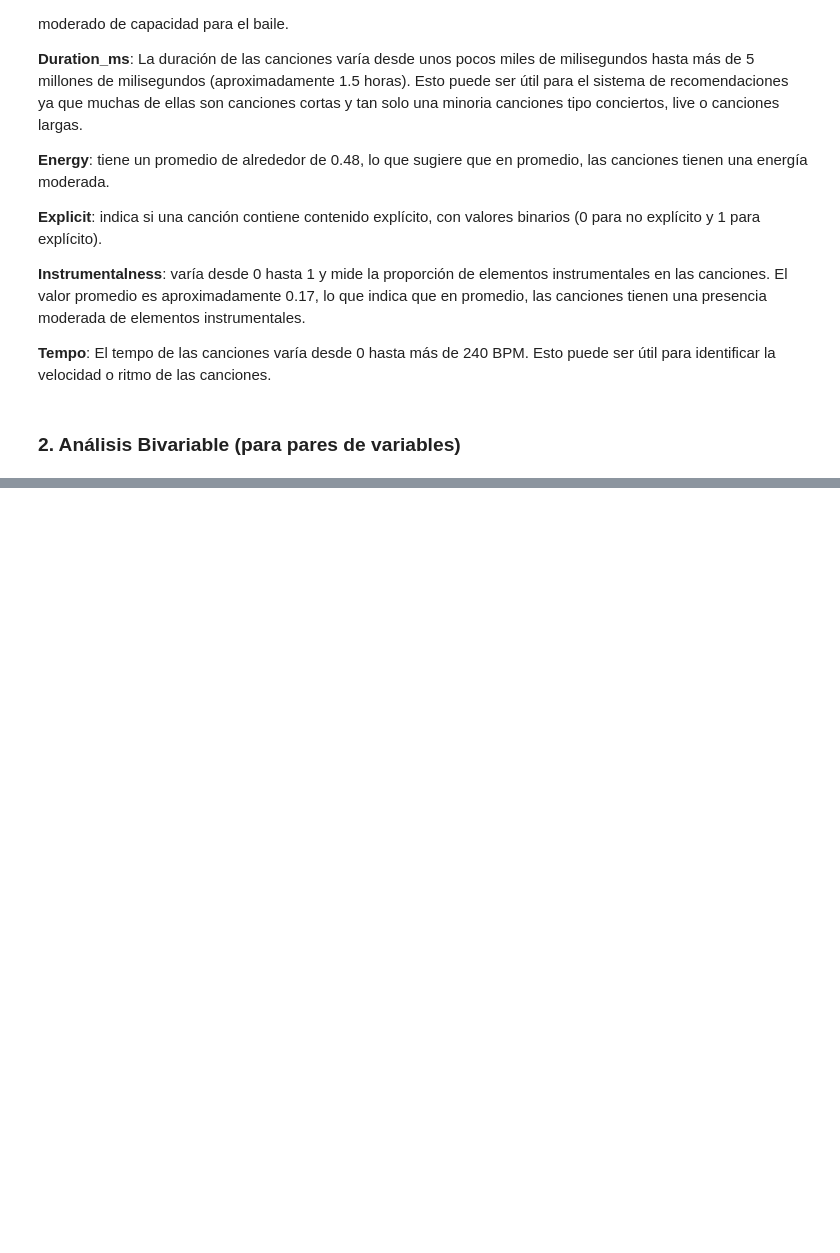
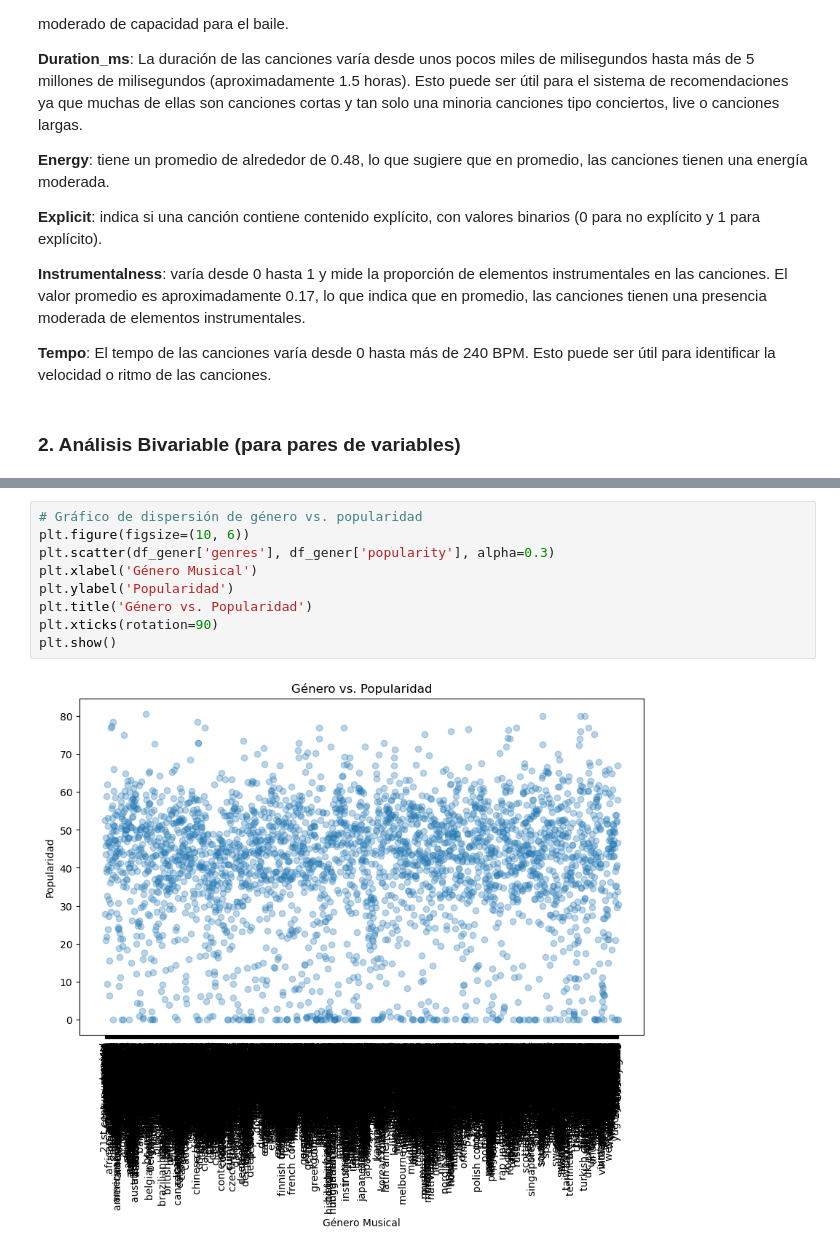
Before and after one commit to kellyninor/musica-a-la-carta, a Jupyter notebook: Musica_a_la_carta.ipynb, the cells around one changed output, grey strips where cells are left out. Saved outputs shown, nothing was run; the diff lists cells and outputs as text; blank space fills up the shorter version.

```diff
--- a/Musica_a_la_carta.ipynb
+++ b/Musica_a_la_carta.ipynb
@@ -290,0 +323,11 @@ memory usage: 24.7+ MB
+# %%
+# Gráfico de dispersión de género vs. popularidad
+plt.figure(figsize=(10, 6))
+plt.scatter(df_gener['genres'], df_gener['popularity'], alpha=0.3)
+plt.xlabel('Género Musical')
+plt.ylabel('Popularidad')
+plt.title('Género vs. Popularidad')
+plt.xticks(rotation=90)
+plt.show()
+# %% [output]
+[figure, added]
```
Also changed, not shown: parts of 10 cells of this notebook.
